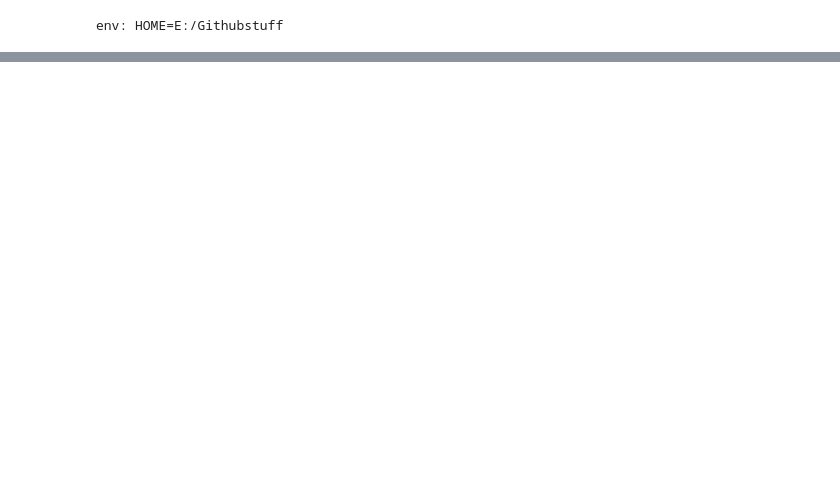
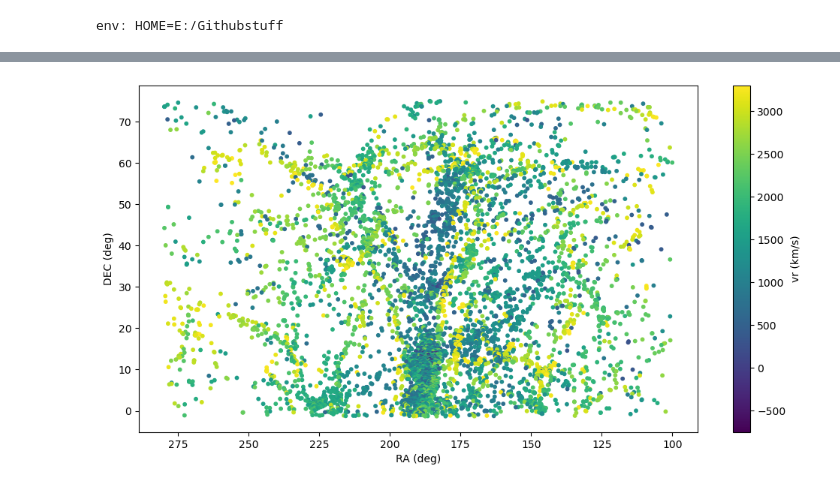
Before and after one commit to Colouss/Virgo, a Jupyter notebook: notebooks/Table generator.ipynb, the cells around one changed output, grey strips where cells are left out. Cells and saved outputs as stored; diff of their text form; code cells hidden in the pictures; blank space fills up the shorter version.

```diff
--- a/notebooks/Table generator.ipynb
+++ b/notebooks/Table generator.ipynb
@@ -134,2 +117,13 @@ Table length=132
 # %%
 newH.write(plotdir+"improvedHerschel.csv",format='csv',overwrite=True)
+# %%
+plt.figure(figsize=(12,6))
+plt.scatter(v.main['RA'],v.main['DEC'],c=v.main['vr'],s=10)
+plt.xlabel('RA (deg)')
+plt.ylabel('DEC (deg)')
+cb = plt.colorbar()
+cb.set_label('vr (km/s)')
+ax = plt.gca()
+ax.invert_xaxis()
+# %% [output]
+[figure, added]
```
Also changed, not shown: parts of 13 cells of this notebook, 1 other file.
